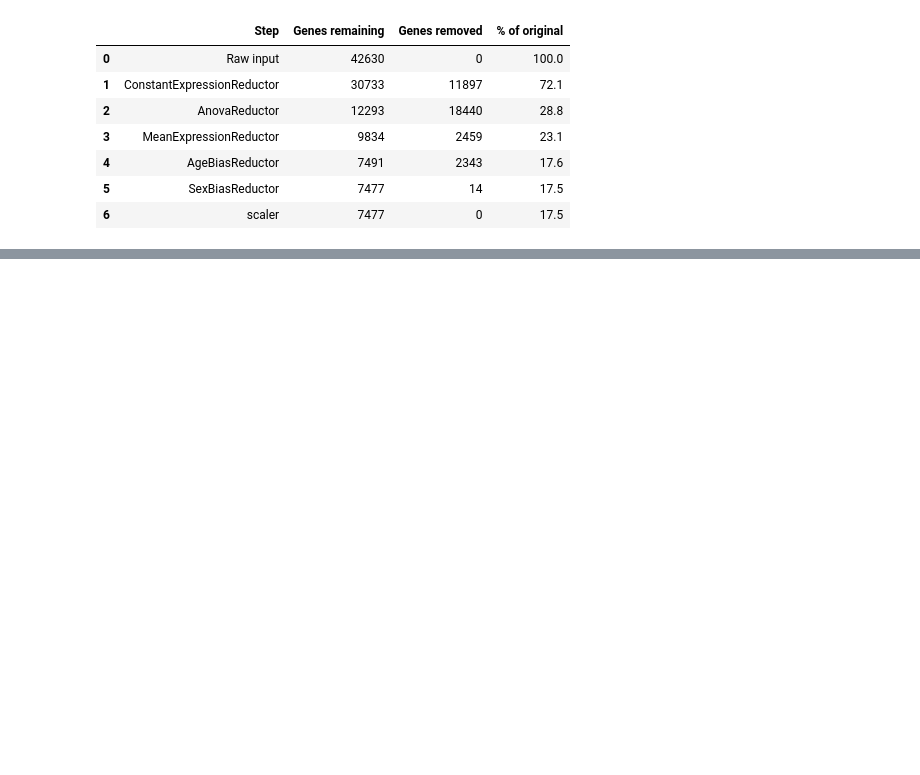
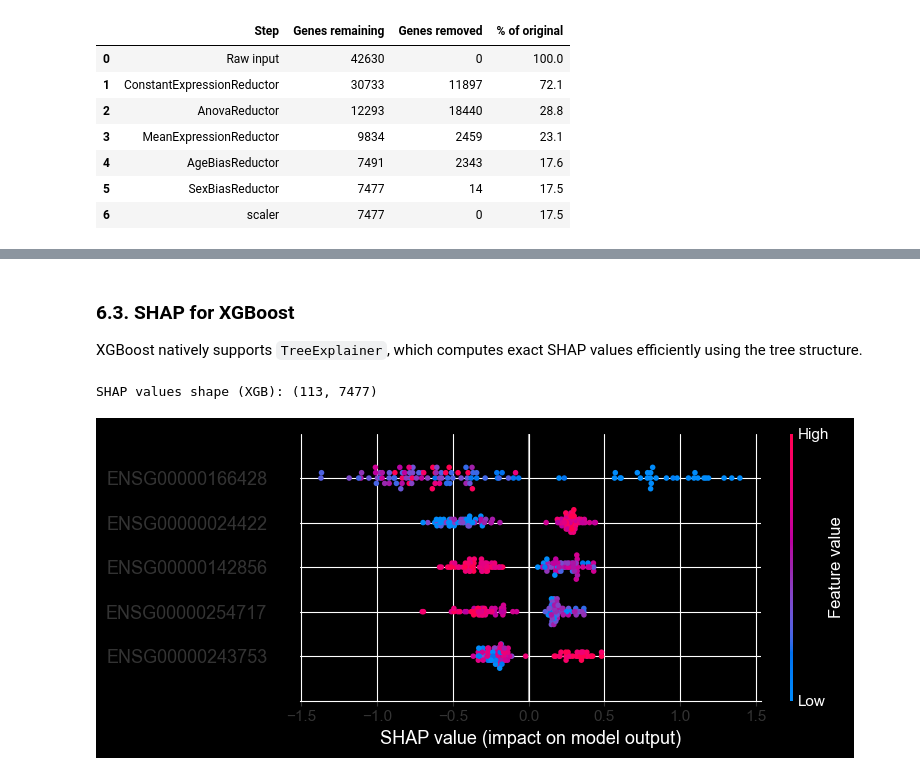
Before and after one commit to kasiaOsowska/pancreatic_canacer_dataset_analysis, a Jupyter notebook: best_results.ipynb, the cells around one changed output, grey strips where cells are left out. Saved outputs shown, nothing was run; the diff lists cells and outputs as text; code cells hidden in the pictures; blank space fills up the shorter version.

```diff
--- a/best_results.ipynb
+++ b/best_results.ipynb
@@ -899,0 +760,12 @@ Confusion matrix:
+# %% [markdown]
+### 6.3. SHAP for XGBoost
+
+XGBoost natively supports `TreeExplainer`, which computes exact SHAP values efficiently using the tree structure.
+# %%
+explainer_xgb = shap.TreeExplainer(xgb)
+shap_values_xgb = explainer_xgb.shap_values(X_test)
+print(f"SHAP values shape (XGB): {shap_values_xgb.shape}")
+shap.summary_plot(shap_values_xgb, X_test, feature_names=feature_names, max_display=5, show=True)
+# %% [output]
+SHAP values shape (XGB): (113, 7477)
+[figure, added]
```
Also changed, not shown: parts of 50 cells of this notebook.
